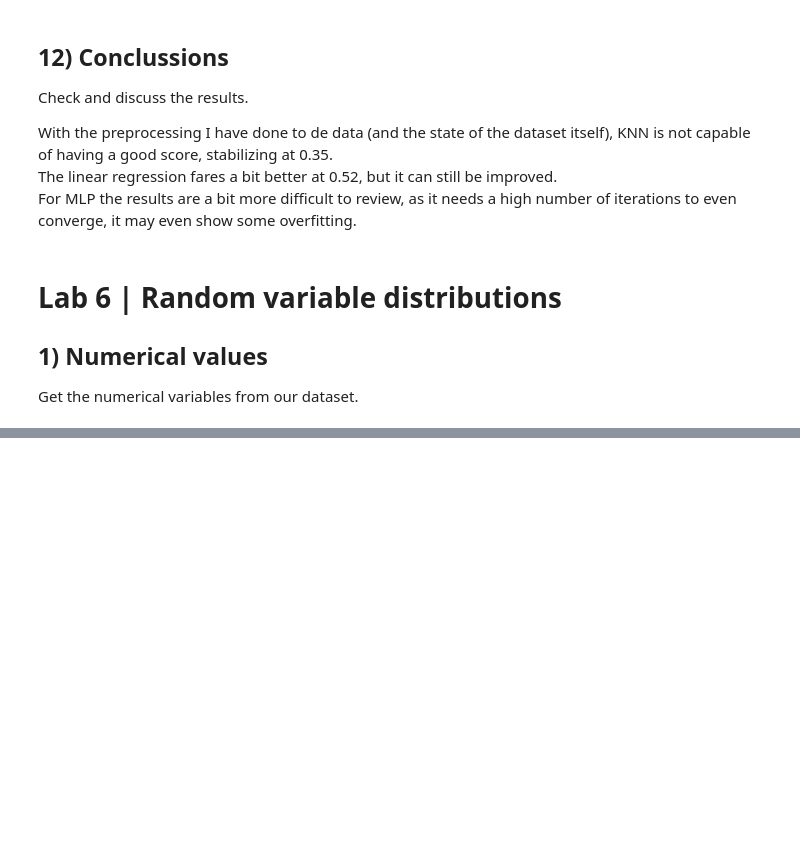
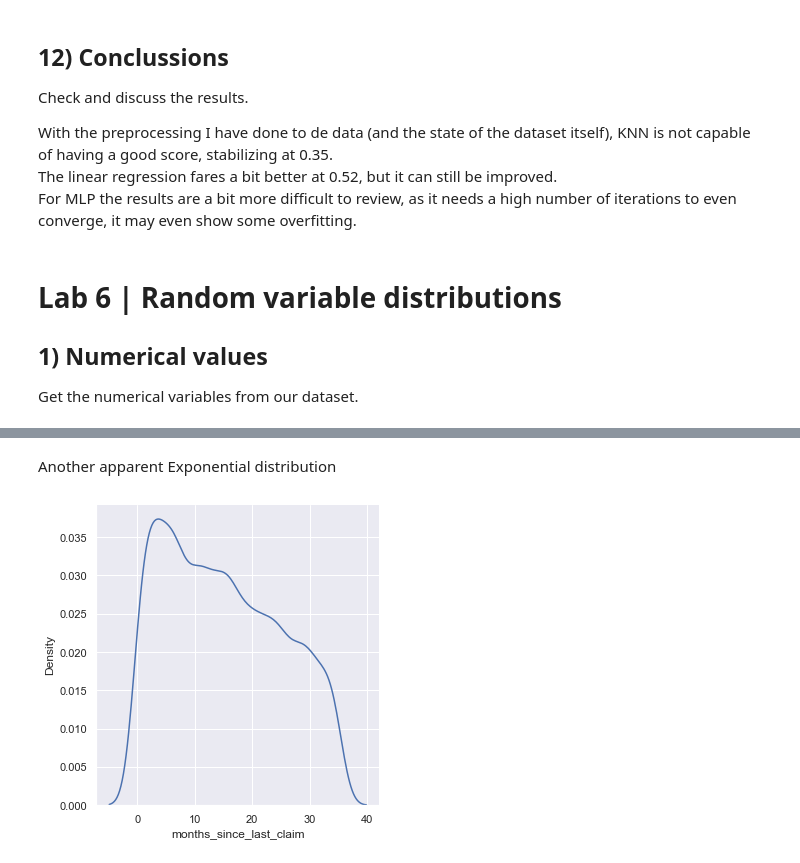
Before and after one commit to cargide/lab-cleaning-numerical-data, a Jupyter notebook: main_notebook.ipynb, the cells around one changed output, grey strips where cells are left out. Drawn from its saved outputs; the diff is of its cells as text; code cells hidden in the pictures; blank space fills up the shorter version.

```diff
--- a/main_notebook.ipynb
+++ b/main_notebook.ipynb
@@ -1314,0 +1338,7 @@ numerical
+# %% [markdown]
+Another apparent Exponential distribution
+# %%
+sns.displot(x='months_since_last_claim', data=numerical2, kind='kde')
+plt.show()
+# %% [output]
+[figure, added]
```
Also changed, not shown: parts of 25 cells of this notebook.
